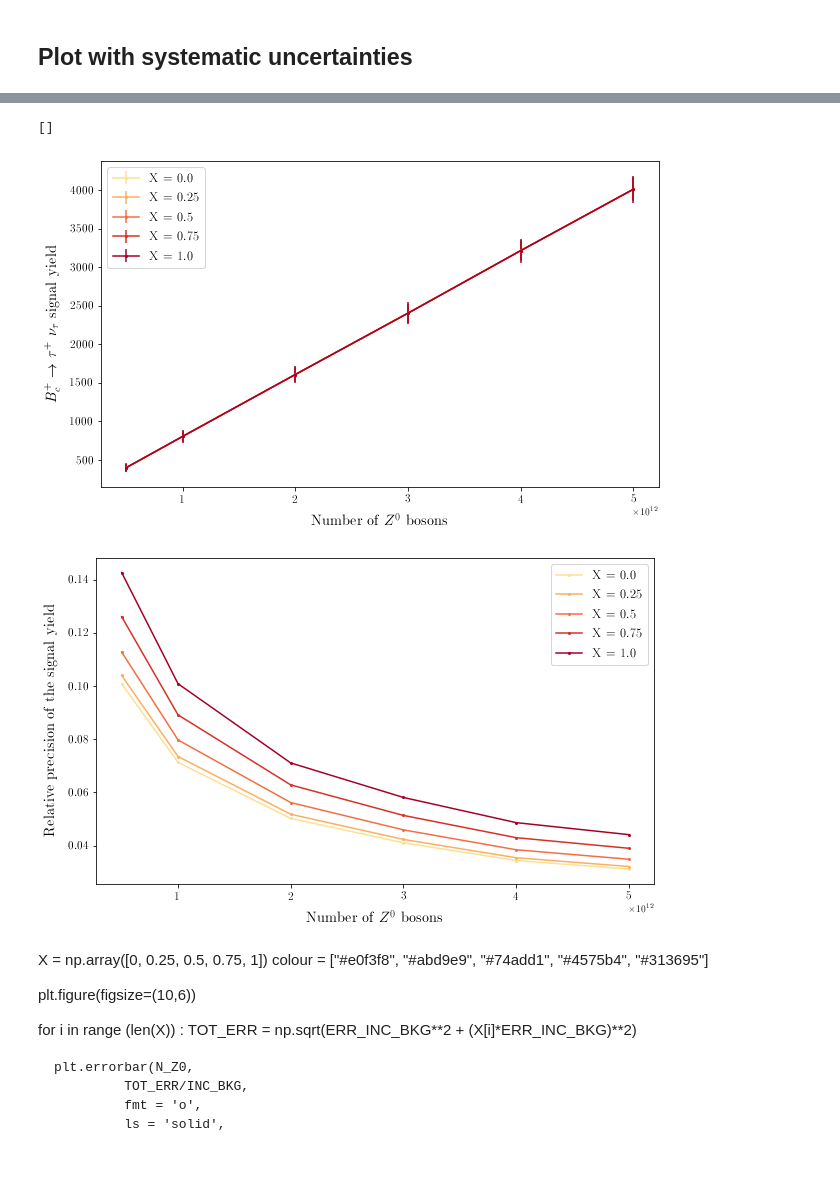
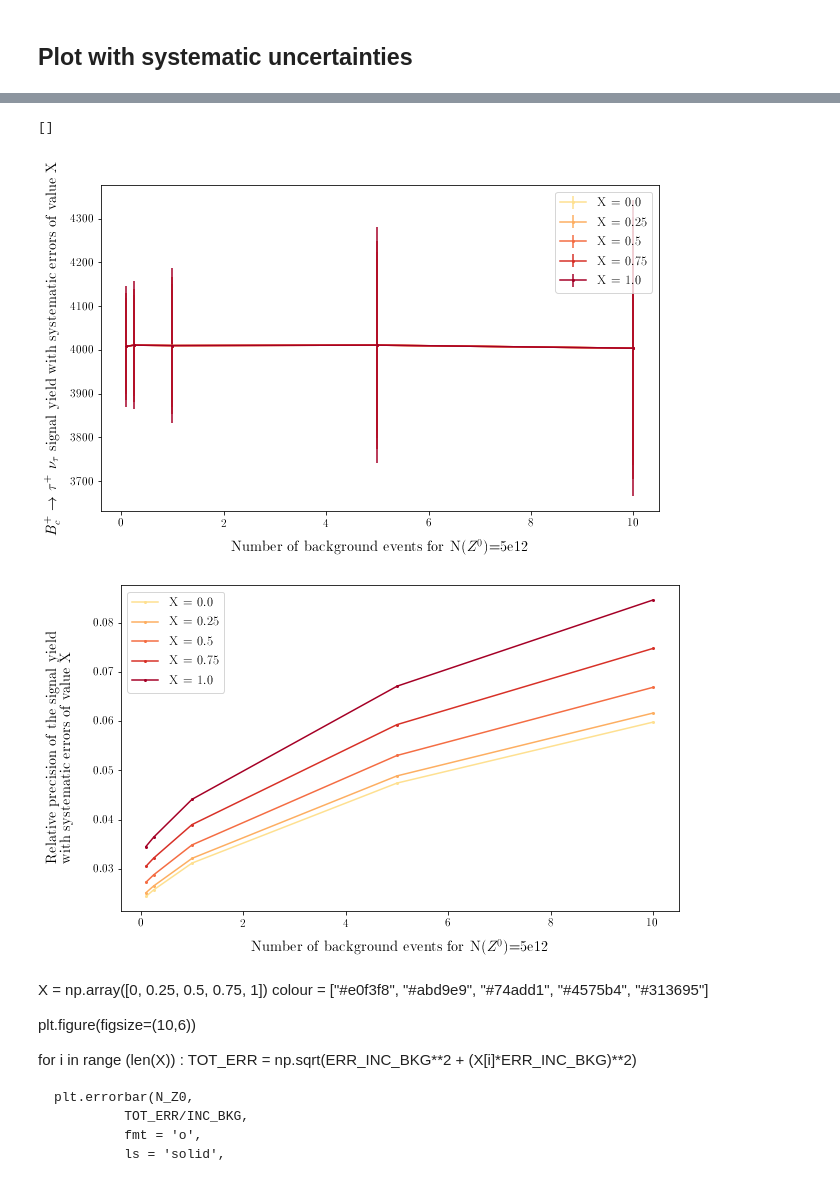
Before and after one commit to MarieHartmann/Stage_M1, a Jupyter notebook: Stage_M1/Bc_to_tau_nu/Template_fits/N_bkg-vs-yields.ipynb, the cells around one changed output, grey strips where cells are left out. Saved outputs shown, nothing was run; the diff lists cells and outputs as text; code cells hidden in the pictures.

Commit message:
Number of background events vs signal yield

```diff
--- a/Stage_M1/Bc_to_tau_nu/Template_fits/N_bkg-vs-yields.ipynb
+++ b/Stage_M1/Bc_to_tau_nu/Template_fits/N_bkg-vs-yields.ipynb
@@ -30,4 +30,5 @@ b = np.array([2,1,5])
 print(a/b)
 # %%
 N_bkg = np.array([0.1, 0.25, 1, 5, 10])
+N_bkg = N_bkg*4231.413002270805
 # %%
@@ -224,17 +222,16 @@ plt.plot()
 # %%
 plt.figure(figsize=(10,6))
 
-#Yield and errors obtained with the fits for the optimized cut
-plt.errorbar(N_Z0,
-             REL_PREC_SIG,
+for i in range (len(N_bkg)) :
+    plt.errorbar(N_bkg[i],
+             REL_PREC_SIG[i],
              fmt = 'o',
-             markersize = 3,
-             color = colour_bc
-             #label = "Fit value"
+             markersize = 5,
+             color = colour[i],
+             label = "X = {}".format(N_bkg[i])
              )
 
-
-plt.xlabel("Number of background events for N($Z^0$)=5e12", fontsize=15, labelpad=10)
+plt.xlabel(r"(Expected number of background events for N($Z^0$) = 5e12) $\times$ X", fontsize=15, labelpad=10)
 plt.ylabel(r"Relative precision of the signal yield", fontsize=15, labelpad=10)
 
 plt.tick_params(axis='both', which='major', labelsize=12)
@@ -261,7 +295,7 @@ plt.figure(figsize=(10,6))
 for i in range (len(X)) :
     TOT_ERR = np.sqrt(ERR_SIG**2 + (X[i]*ERR_SIG)**2)
 
-    plt.errorbar(N_Z0,
+    plt.errorbar(N_bkg,
              SIG,
              yerr = TOT_ERR,
              fmt = 'o',
@@ -273,38 +307,38 @@ for i in range (len(X)) :
 
 
 plt.xlabel("Number of background events for N($Z^0$)=5e12", fontsize=15, labelpad=10)
-plt.ylabel(r"$B_c^+$ $\rightarrow$ $\tau^+$ $\nu_\tau$ signal yield", fontsize=15, labelpad=10)
+plt.ylabel(r"$B_c^+$ $\rightarrow$ $\tau^+$ $\nu_\tau$ signal yield with systematic errors of value X", fontsize=15, labelpad=10)
 
 plt.tick_params(axis='both', which='major', labelsize=12)
 plt.legend(fontsize=13)
 
 plt.plot()
 
 plt.figure(figsize=(10,6))
 
 for i in range (len(X)) :
     TOT_ERR = np.sqrt(ERR_SIG**2 + (X[i]*ERR_SIG)**2)
 
-    plt.errorbar(N_Z0,
+    plt.errorbar(N_bkg,
              TOT_ERR/SIG,
              fmt = 'o',
              ls = 'solid',
              markersize = 2,
              color = colour[i],
              label = "X = {}".format(X[i])
              )
 
 plt.xlabel("Number of background events for N($Z^0$)=5e12", fontsize=15, labelpad=10)
-plt.ylabel(r"Relative precision of the signal yield", fontsize=15, labelpad=10)
+plt.ylabel(r"\noindent Relative precision of the signal yield \\ with systematic errors of value X", fontsize=15, labelpad=20)
 
 plt.tick_params(axis='both', which='major', labelsize=12)
 plt.legend(fontsize=13)
 
 plt.plot()
 # %% [output]
 []
-[figure, old version]
+[figure, new version]
-[figure, old version]
+[figure, new version]
 # %% [markdown]
 X = np.array([0, 0.25, 0.5, 0.75, 1])
 colour = ["#e0f3f8", "#abd9e9", "#74add1", "#4575b4", "#313695"]
```
Also changed, not shown: parts of 5 cells of this notebook.
